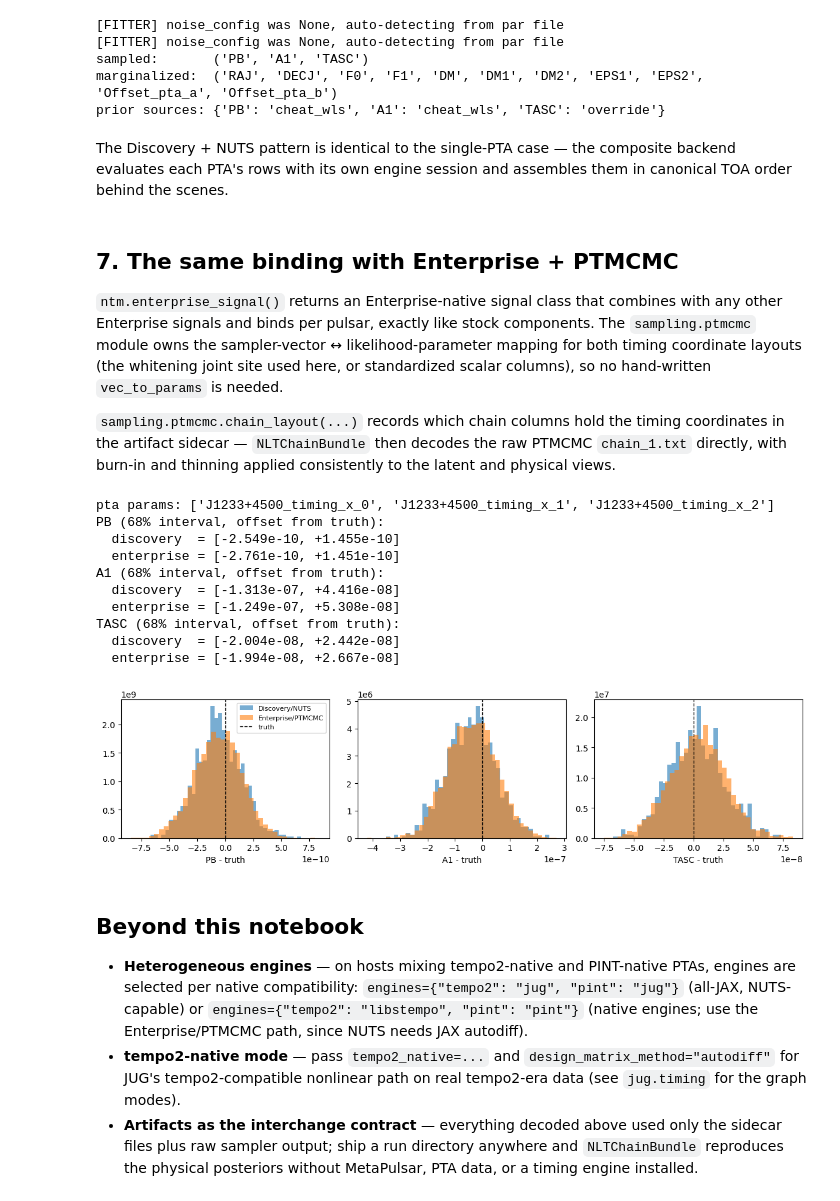
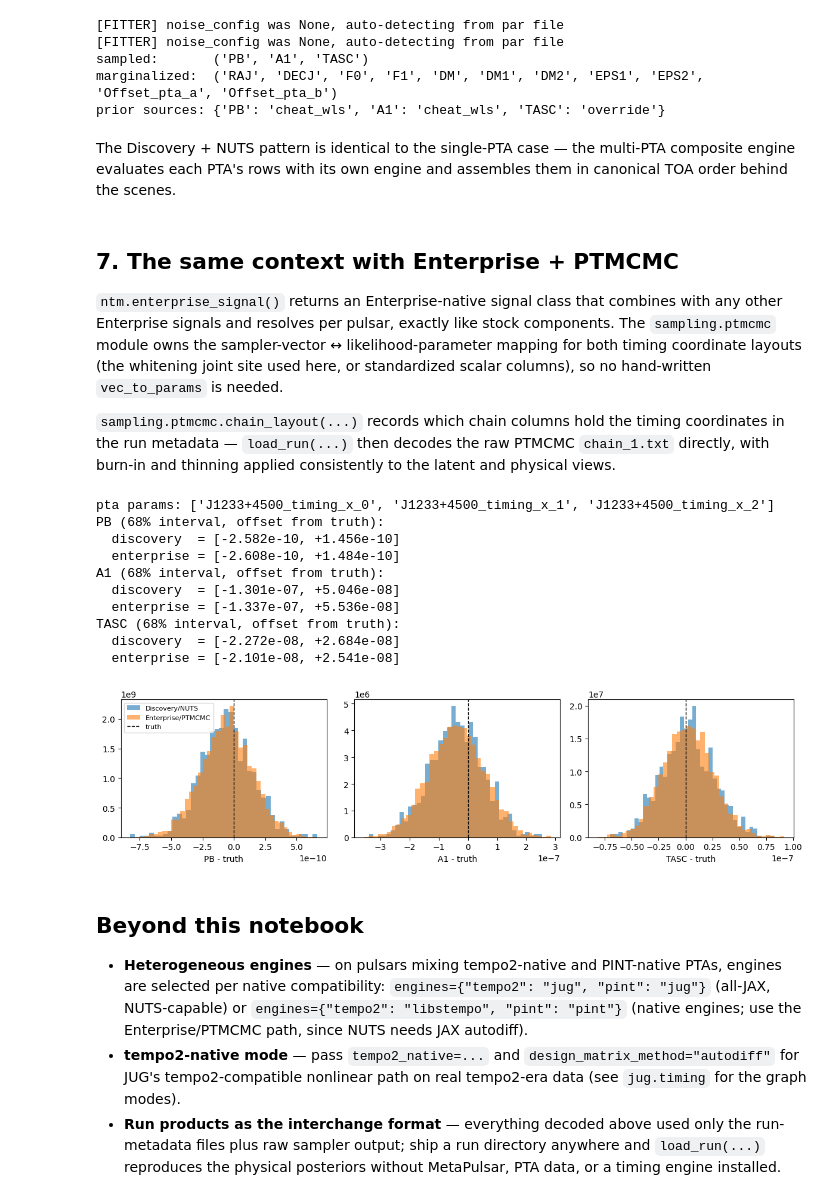
Before and after one commit to vhaasteren/metapulsar, a Jupyter notebook: examples/notebooks/nonlinear_timing.ipynb, the cells around one changed output. Cells and saved outputs as stored; diff of their text form; code cells hidden in the pictures.

```diff
--- a/examples/notebooks/nonlinear_timing.ipynb
+++ b/examples/notebooks/nonlinear_timing.ipynb
@@ -264,11 +307,11 @@ ntm2 = NonLinearTimingModel(
     priors={"TASC": nlt_priors.delta_uniform(-0.5, 0.5, scale="PB")},
     name="timing",
 )
-binding2 = ntm2.bind(mp2)
+ctx2 = ntm2.for_pulsar(mp2)
 
-print(f"sampled:       {binding2.sampled}")
-print(f"marginalized:  {binding2.marginalized}")
-print(f"prior sources: {binding2.priors.sources}")
+print(f"sampled:       {ctx2.sampled}")
+print(f"marginalized:  {ctx2.marginalized}")
+print(f"prior sources: {ctx2.priors.sources}")
 # %% [output]
 [FITTER] noise_config was None, auto-detecting from par file
 [FITTER] noise_config was None, auto-detecting from par file
@@ -277,7 +320,7 @@ marginalized:  ('RAJ', 'DECJ', 'F0', 'F1', 'DM', 'DM1', 'DM2', 'EPS1', 'EPS2', '
 prior sources: {'PB': 'cheat_wls', 'A1': 'cheat_wls', 'TASC': 'override'}
 # %% [markdown]
 The Discovery + NUTS pattern is identical to the single-PTA case — the
-composite backend evaluates each PTA's rows with its own engine session and
+multi-PTA composite engine evaluates each PTA's rows with its own engine and
 assembles them in canonical TOA order behind the scenes.
 # %%
 noisedict2 = {f"{mp2.name}_efac": 1.0, f"{mp2.name}_log10_t2equad": -8.0}
@@ -286,36 +329,36 @@ likelihood2 = ds.PulsarLikelihood(
     [
         mp2.residuals,
         ds.makenoise_measurement_simple(mp2, noisedict2),
-        *binding2.discovery_signals(),
+        *ctx2.discovery_signals(),
     ]
 )
 
-nlt_model2 = sampling.numpyro.model(likelihood2, binding2, fixed=noisedict2)
-mcmc2 = sampling.numpyro.nuts(nlt_model2, binding2, num_warmup=500, num_samples=1000)
+nlt_model2 = sampling.numpyro.model(likelihood2, ctx2, fixed=noisedict2)
+mcmc2 = sampling.numpyro.nuts(nlt_model2, ctx2, num_warmup=500, num_samples=1000)
 mcmc2.run(jax.random.PRNGKey(1))
-x2 = sampling.numpyro.timing_draws(mcmc2.get_samples(), binding2)
+x2 = sampling.numpyro.timing_draws(mcmc2.get_samples(), ctx2)
 
 ds_dir = workdir / "run_discovery_binary"
-artifact2 = binding2.write(
+manifest2 = ctx2.write(
     ds_dir,
-    frontend="discovery",
+    likelihood="discovery",
     sampler="numpyro-nuts",
     latent={"kind": "npz", "path": "discovery_x.npz", "key_name": "x"},
 )
-save_discovery_checkpoint(ds_dir, x2, artifact2, final=True)
-post_ds = NLTChainBundle.load(ds_dir).posterior(units="display")
+save_discovery_checkpoint(ds_dir, x2, manifest2, final=True)
+post_ds = load_run(ds_dir).posterior(units="display")
 # %% [markdown]
-## 7. The same binding with Enterprise + PTMCMC
+## 7. The same context with Enterprise + PTMCMC
 
 `ntm.enterprise_signal()` returns an Enterprise-native signal class that
-combines with any other Enterprise signals and binds per pulsar, exactly like
-stock components. The `sampling.ptmcmc` module owns the sampler-vector ↔
+combines with any other Enterprise signals and resolves per pulsar, exactly
+like stock components. The `sampling.ptmcmc` module owns the sampler-vector ↔
 likelihood-parameter mapping for both timing coordinate layouts (the
 whitening joint site used here, or standardized scalar columns), so no
 hand-written `vec_to_params` is needed.
 
 `sampling.ptmcmc.chain_layout(...)` records which chain columns hold the
-timing coordinates in the artifact sidecar — `NLTChainBundle` then decodes
+timing coordinates in the run metadata — `load_run(...)` then decodes
 the raw PTMCMC `chain_1.txt` directly, with burn-in and thinning applied
 consistently to the latent and physical views.
 # %%
@@ -327,21 +370,21 @@ pta = signal_base.PTA([ent_model(mp2)])
 print(f"pta params: {pta.param_names}")
 
 ent_dir = workdir / "run_enterprise_binary"
-pts = sampling.ptmcmc.sampler(pta, binding2, ent_dir, verbose=False)
+pts = sampling.ptmcmc.timing_only_sampler(pta, ctx2, ent_dir, verbose=False)
 pts.sample(
-    p0=sampling.ptmcmc.initial_point(binding2),
+    p0=sampling.ptmcmc.initial_point(ctx2),
     Niter=20000,
     burn=2000,
     thin=1,
 )
 
-layout = sampling.ptmcmc.chain_layout(binding2, pta.param_names)
-binding2.write(ent_dir, frontend="enterprise", sampler="ptmcmc", chain_layout=layout)
+layout = sampling.ptmcmc.chain_layout(ctx2, pta.param_names)
+ctx2.write(ent_dir, likelihood="enterprise", sampler="ptmcmc", chain_layout=layout)
 
-post_ent = NLTChainBundle.load(ent_dir).posterior(burn=0.25, units="display")
-truths2 = NLTChainBundle.load(ent_dir).truths()
+post_ent = load_run(ent_dir).posterior(burn=0.25, units="display")
+truths2 = load_run(ent_dir).truths()
 
-for name in binding2.sampled:
+for name in ctx2.sampled:
     lo_d, hi_d = np.percentile(post_ds[name] - truths2[name], [16, 84])
     lo_e, hi_e = np.percentile(post_ent[name] - truths2[name], [16, 84])
     print(f"{name} (68% interval, offset from truth):")
@@ -350,35 +393,35 @@ for name in binding2.sampled:
 # %% [output]
 pta params: ['J1233+4500_timing_x_0', 'J1233+4500_timing_x_1', 'J1233+4500_timing_x_2']
 PB (68% interval, offset from truth):
-  discovery  = [-2.549e-10, +1.455e-10]
-  enterprise = [-2.761e-10, +1.451e-10]
+  discovery  = [-2.582e-10, +1.456e-10]
+  enterprise = [-2.608e-10, +1.484e-10]
 A1 (68% interval, offset from truth):
-  discovery  = [-1.313e-07, +4.416e-08]
-  enterprise = [-1.249e-07, +5.308e-08]
+  discovery  = [-1.301e-07, +5.046e-08]
+  enterprise = [-1.337e-07, +5.536e-08]
 TASC (68% interval, offset from truth):
-  discovery  = [-2.004e-08, +2.442e-08]
-  enterprise = [-1.994e-08, +2.667e-08]
+  discovery  = [-2.272e-08, +2.684e-08]
+  enterprise = [-2.101e-08, +2.541e-08]
 # %%
-fig, axes = plt.subplots(1, len(binding2.sampled), figsize=(12, 3.2))
-for ax, name in zip(np.atleast_1d(axes), binding2.sampled):
+fig, axes = plt.subplots(1, len(ctx2.sampled), figsize=(12, 3.2))
+for ax, name in zip(np.atleast_1d(axes), ctx2.sampled):
     ax.hist(
         post_ds[name] - truths2[name],
         bins=40, density=True, alpha=0.6, label="Discovery/NUTS",
     )
     ax.hist(
         post_ent[name] - truths2[name],
         bins=40, density=True, alpha=0.6, label="Enterprise/PTMCMC",
     )
     ax.axvline(0.0, color="k", ls="--", lw=1, label="truth")
     ax.set_xlabel(f"{name} - truth")
 axes[0].legend(fontsize=8)
 fig.tight_layout()
 # %% [output]
-[figure, old version]
+[figure, new version]
 # %% [markdown]
 ## Beyond this notebook
 
-- **Heterogeneous engines** — on hosts mixing tempo2-native and PINT-native
+- **Heterogeneous engines** — on pulsars mixing tempo2-native and PINT-native
   PTAs, engines are selected per native compatibility:
   `engines={"tempo2": "jug", "pint": "jug"}` (all-JAX, NUTS-capable) or
   `engines={"tempo2": "libstempo", "pint": "pint"}` (native engines; use the
@@ -386,7 +429,7 @@ fig.tight_layout()
 - **tempo2-native mode** — pass `tempo2_native=...` and
   `design_matrix_method="autodiff"` for JUG's tempo2-compatible nonlinear
   path on real tempo2-era data (see `jug.timing` for the graph modes).
-- **Artifacts as the interchange contract** — everything decoded above used
-  only the sidecar files plus raw sampler output; ship a run directory
-  anywhere and `NLTChainBundle` reproduces the physical posteriors without
+- **Run products as the interchange format** — everything decoded above used
+  only the run-metadata files plus raw sampler output; ship a run directory
+  anywhere and `load_run(...)` reproduces the physical posteriors without
   MetaPulsar, PTA data, or a timing engine installed.
```
Also changed, not shown: parts of 13 cells of this notebook, 7 other files.
